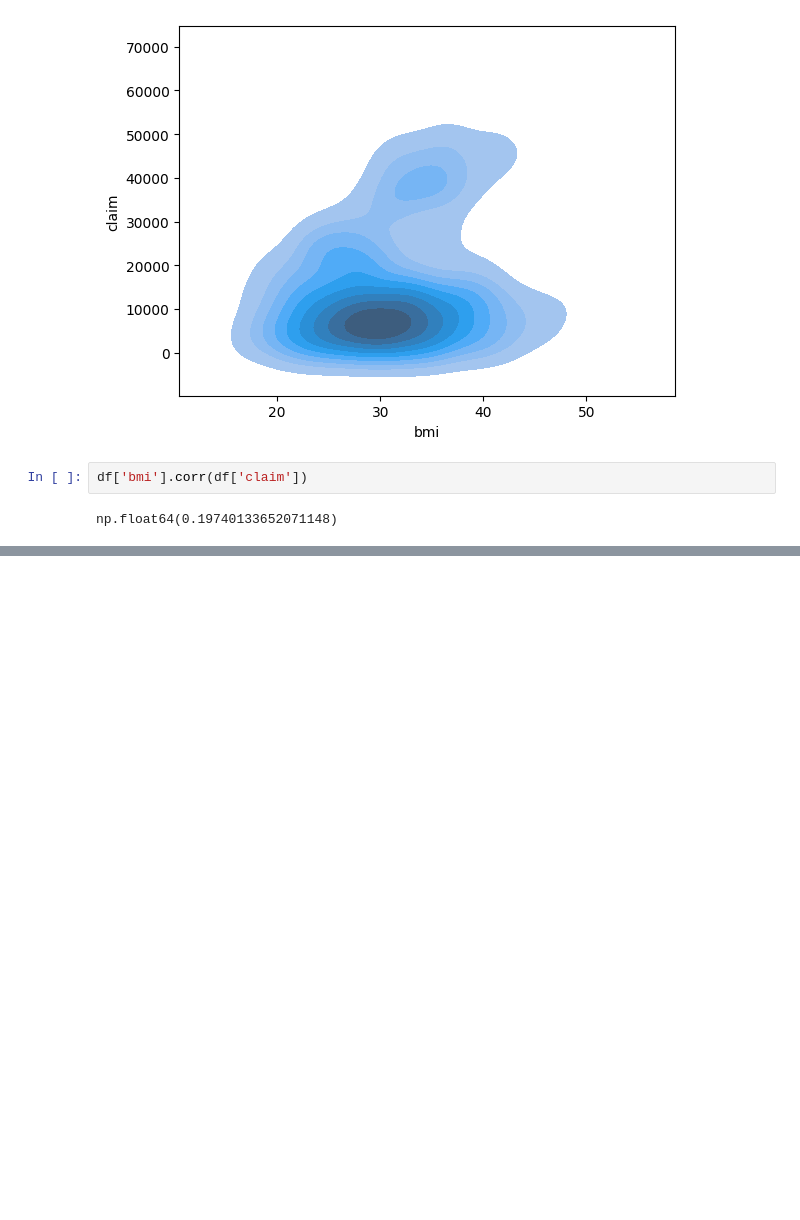
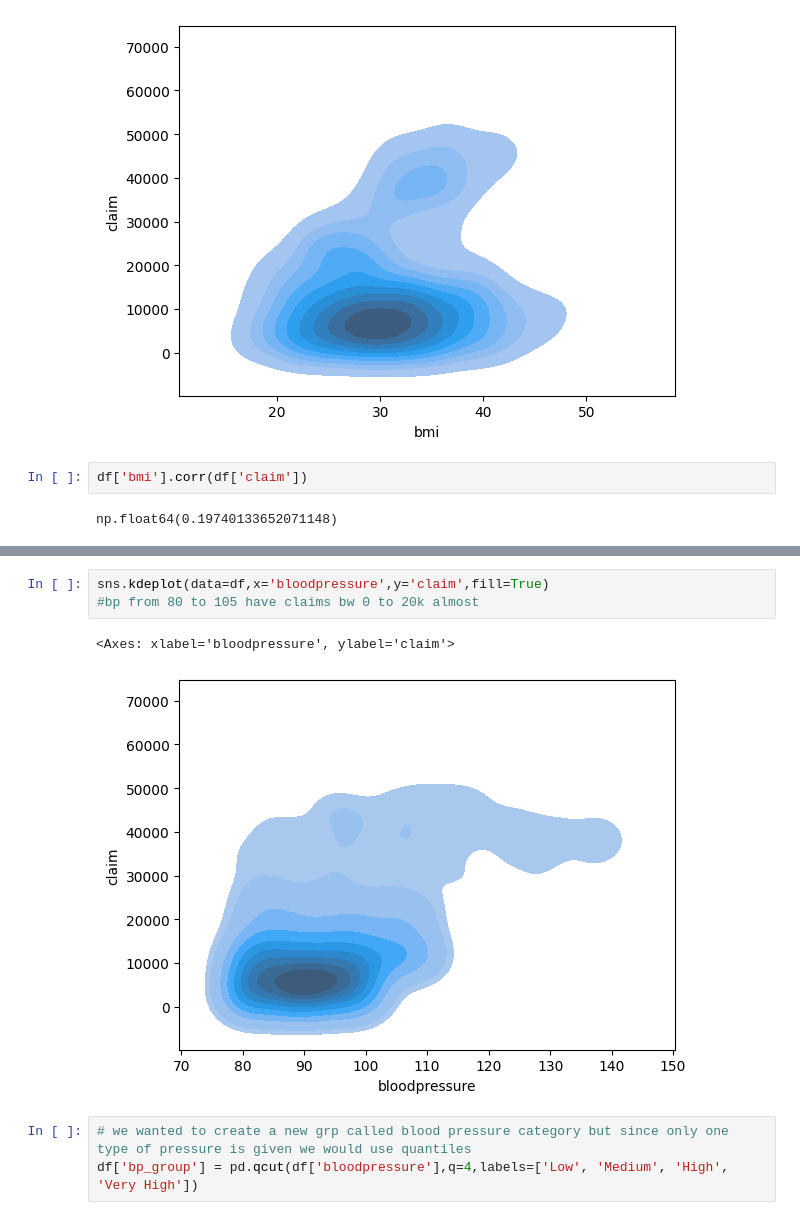
Before and after one commit to ronit-6464/INSURANCE-DATASET-EDA, a Jupyter notebook: EDA NOTEBOOK ON INSURANCE DATASET.ipynb, the cells around one changed output, grey strips where cells are left out. Cells and saved outputs as stored; diff of their text form; blank space fills up the shorter version.

```diff
--- a/EDA NOTEBOOK ON INSURANCE DATASET.ipynb
+++ b/EDA NOTEBOOK ON INSURANCE DATASET.ipynb
@@ -367,0 +383,9 @@ np.float64(0.19740133652071148)
+# %%
+sns.kdeplot(data=df,x='bloodpressure',y='claim',fill=True)
+#bp from 80 to 105 have claims bw 0 to 20k almost
+# %% [output]
+<Axes: xlabel='bloodpressure', ylabel='claim'>
+[figure, added]
+# %%
+# we wanted to create a new grp called blood pressure category but since only one type of pressure is given we would use quantiles
+df['bp_group'] = pd.qcut(df['bloodpressure'],q=4,labels=['Low', 'Medium', 'High', 'Very High'])
```
Also changed, not shown: parts of 3 cells of this notebook.
